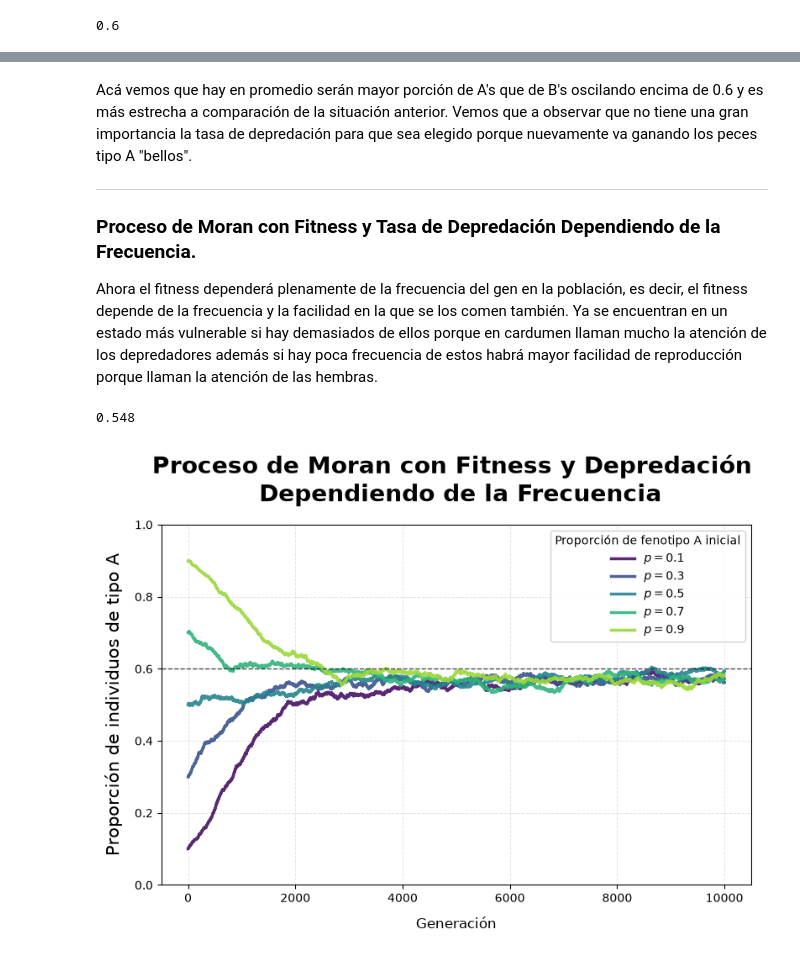
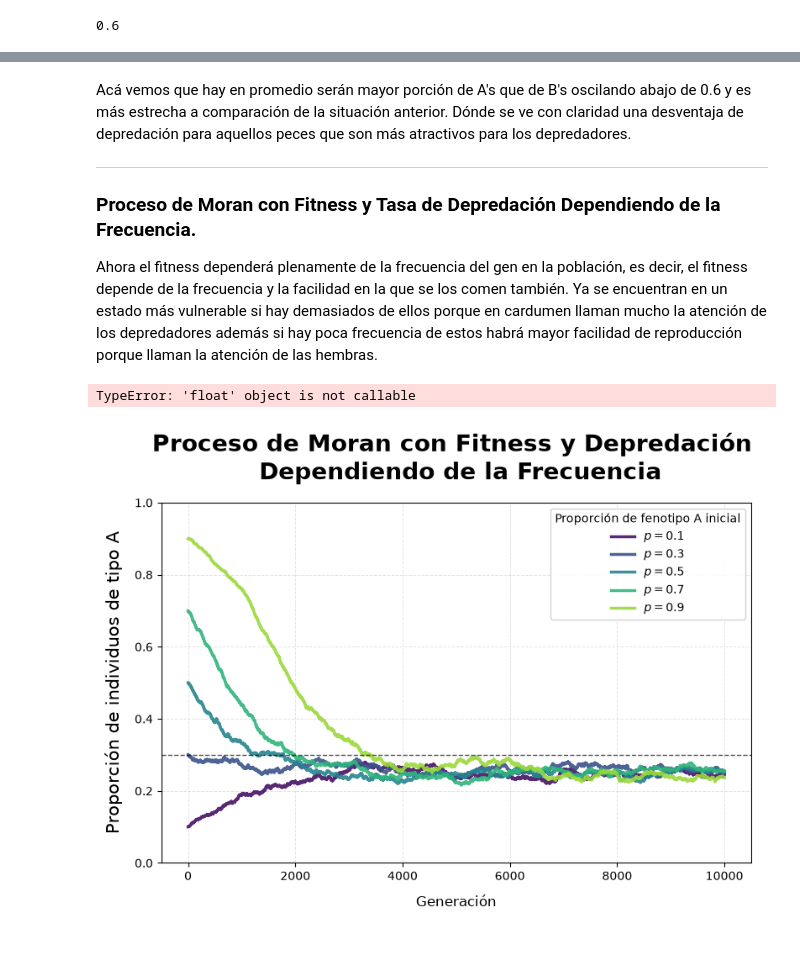
Before and after one commit to ValentinaBustos2025/Proyecto-Final, a Jupyter notebook: Simulación/Proceso Moran incial.ipynb, the cells around one changed output, grey strips where cells are left out. Cells and saved outputs as stored; diff of their text form; code cells hidden in the pictures.

```diff
--- a/Simulación/Proceso Moran incial.ipynb
+++ b/Simulación/Proceso Moran incial.ipynb
@@ -196,5 +196,5 @@ plt.show()
 # %% [markdown]
-Acá vemos que hay en promedio serán mayor porción de A's que de B's oscilando encima de 0.6 y es más estrecha a comparación de la situación anterior. Vemos que a observar que no tiene una gran importancia la tasa de depredación para que sea elegido porque nuevamente va ganando los peces tipo A "bellos".
+Acá vemos que hay en promedio serán mayor porción de A's que de B's oscilando abajo de 0.6 y es más estrecha a comparación de la situación anterior. Dónde se ve con claridad una desventaja  de depredación para aquellos peces que son más atractivos para los depredadores.
 
 ---
 
@@ -203,7 +203,7 @@ Acá vemos que hay en promedio serán mayor porción de A's que de B's oscilando
 Ahora el fitness dependerá plenamente de la frecuencia del gen en la población, es decir, el fitness depende de la frecuencia y la facilidad en la que se los comen también.
 Ya se encuentran en un estado más vulnerable si hay demasiados de ellos porque en cardumen llaman mucho la atención de los depredadores además si hay poca frecuencia de estos habrá mayor facilidad de reproducción porque llaman la atención de las hembras.
 # %%
-def moranProcessFreqFitness(N, p, T,s_a = 0.8, s_b = 0.03, d_a = 0.3, d_b = 0.3 ):
+def moranProcessFreqFitness(N, p, T):
     """
     Simula un proceso de Moran para una población de tamaño N, con una proporción inicial p de individuos de tipo A y T generaciones.
     Devuelve la proporción final de individuos de tipo A después de T generaciones.
@@ -212,8 +212,8 @@ def moranProcessFreqFitness(N, p, T,s_a = 0.8, s_b = 0.03, d_a = 0.3, d_b = 0.3
     p0 = p
     history = [p0]
     for _ in range(T):
-        fit_a_freq = (1 + s_a*(1-p0) - d_a*p0)
-        fit_b_freq = (1 + s_b*(p0) - d_b*(1-p0))
+        fit_a_freq = (1 + s_a*(1-p0) - d_a(1-p0))
+        fit_b_freq = (1 + s_b*(p0) - d_b*(p0))
         die_a_freq = d_a*p0
         die_b_freq = d_b*(1-p0)
         to_die = random.choices(population, weights=[die_a_freq if x == 'A' else die_b_freq for x in population])[0]
@@ -223,37 +223,71 @@ def moranProcessFreqFitness(N, p, T,s_a = 0.8, s_b = 0.03, d_a = 0.3, d_b = 0.3
         history.append(p0)
     return round(p0,3), history
 
-moranProcessFreqFitness(N=1000, p=0.5, T= 1000)[0]
+def moranProcessFreqFitness(N, p, T):
+    """
+    Simula un proceso de Moran para una población de tamaño N, con una proporción inicial p de individuos de tipo A y T generaciones.
+    Devuelve la proporción final de individuos de tipo A después de T generaciones.
+    """
+    population = ['A'] * int(p * N) + ['B'] * int((1 - p) * N)
+    p0 = p
+    history = [p0]
+
+    for _ in range(T):
+        # fitness dependiente de la frecuencia
+        fit_a_freq = 1 + s_a * (1 - p0) - d_a * (1 - p0)
+        fit_b_freq = 1 + s_b * p0 - d_b * p0
+
+        # probabilidad de morir por tipo
+        die_a_freq = d_a * p0
+        die_b_freq = d_b * (1 - p0)
+
+        to_die = random.choices(
+            population,
+            weights=[die_a_freq if x == 'A' else die_b_freq for x in population]
+        )[0]
+
+        reproducer = random.choices(
+            population,
+            weights=[fit_a_freq if x == 'A' else fit_b_freq for x in population]
+        )[0]
+
+        population[population.index(to_die)] = reproducer
+        p0 = population.count('A') / len(population)
+        history.append(p0)
+
+    return round(p0, 3), history
+
+moranProcessFreqFitness(N=1000, p=0.5, T=1000)[0]
 # %% [output]
-0.548
+TypeError: 'float' object is not callable
 # %%
 fig, ax = plt.subplots(figsize=(8, 6))
 
 for prop, color in zip(p, colors):
     generaciones = moranProcessFreqFitness(N=1000, p=prop, T=10000)[1]
     ax.plot( generaciones, label=fr'$p = {prop}$', color=color, linewidth=2.5, alpha=0.9)
 
 ax.set_xlabel('Generación', fontsize=12, labelpad=10)
 ax.set_ylabel('Proporción de individuos de tipo A', fontsize=15, labelpad=10)
 ax.set_title( 'Proceso de Moran con Fitness y Depredación \n Dependiendo de la Frecuencia', fontsize=20, fontweight='bold', pad=20)
 ax.set_ylim(0, 1)
-ax.axhline(0.6, color='black', linestyle='--', linewidth=1, alpha=0.7)
+ax.axhline(0.3, color='black', linestyle='--', linewidth=1, alpha=0.7)
 ax.grid( True, linestyle='--', linewidth=0.7, alpha=0.35)
 ax.tick_params(axis='both', labelsize=10)
 ax.legend(
     title='Proporción de fenotipo A inicial',
     fontsize=10,
     title_fontsize=10,
     loc='best',
     frameon=True,
     fancybox=True,
     framealpha=0.9
 )
 
 
 plt.tight_layout()
 plt.savefig('../Gráficas/Proceso_Moran_Fitness_y_Depredacion_freq.png')
 plt.show()
 # %% [output]
-[figure, old version]
+[figure, new version]
 # %% [markdown]
```
Also changed, not shown: parts of 18 cells of this notebook, 20 other files.
